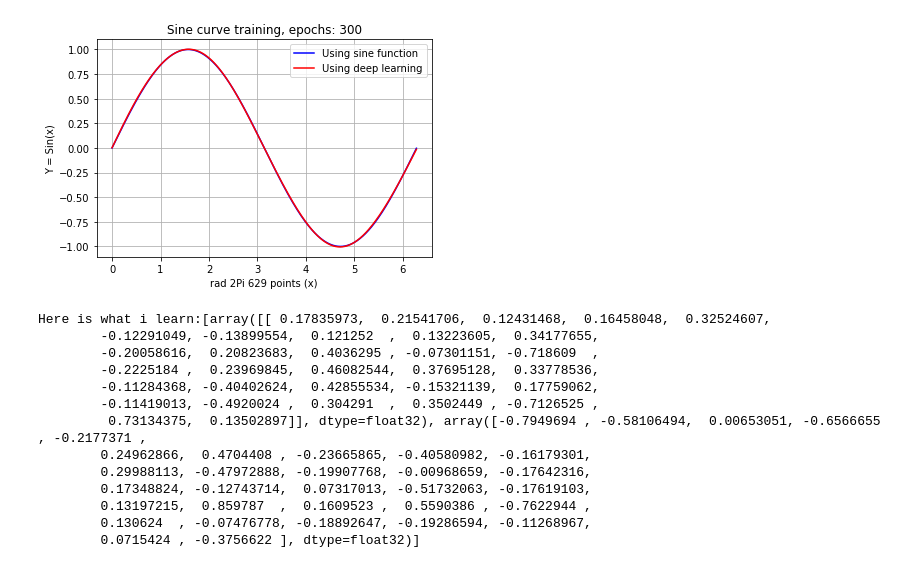
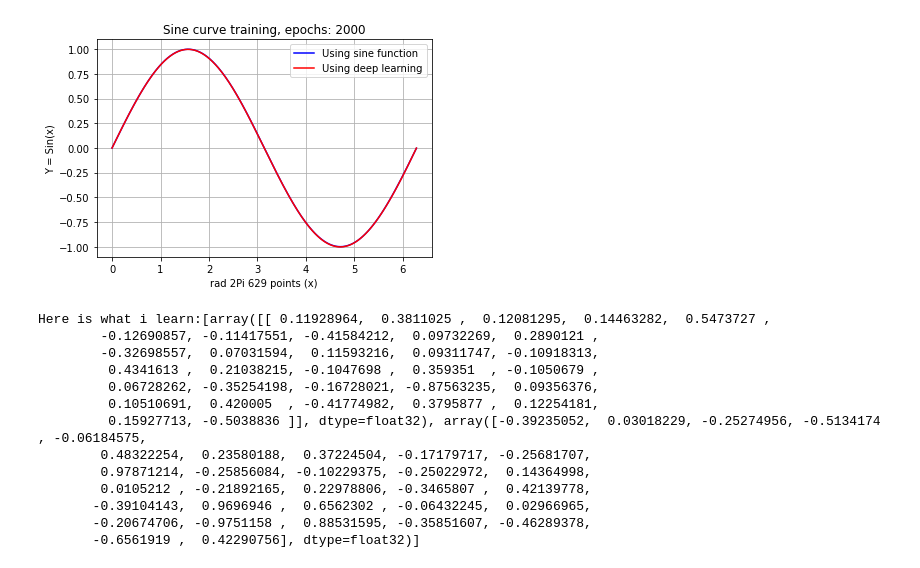
Before and after one commit to skywalker0803r/works, a Jupyter notebook: sine_training_EX.ipynb, the cells around one changed output. Drawn from its saved outputs; the diff is of its cells as text; code cells hidden in the pictures.

```diff
--- a/sine_training_EX.ipynb
+++ b/sine_training_EX.ipynb
@@ -36,7 +36,7 @@ y = np.sin(x)                        # range from -1:1
 # y = (np.sin(x)+1)/2                # normalize sin between 0:1 for sigmoid
 
 print(f"{len(x)} points plotting")
-epochsNo = 300 # 200 調升至 300 訓練久一些讓模型loss降低更多
+epochsNo = 2000 # 200 調升至 2000 訓練久一些讓模型loss降低更多
 model.fit(x , y , epochs = epochsNo)
 print("--------------guess from here------------------------")
 y_pred = model.predict(x)
@@ -77,15 +77,15 @@ Epoch 4/300
 (629, 1)
-[figure, old version]
+[figure, new version]
-Here is what i learn:[array([[ 0.17835973,  0.21541706,  0.12431468,  0.16458048,  0.32524607,
-        -0.12291049, -0.13899554,  0.121252  ,  0.13223605,  0.34177655,
-        -0.20058616,  0.20823683,  0.4036295 , -0.07301151, -0.718609  ,
-        -0.2225184 ,  0.23969845,  0.46082544,  0.37695128,  0.33778536,
-        -0.11284368, -0.40402624,  0.42855534, -0.15321139,  0.17759062,
-        -0.11419013, -0.4920024 ,  0.304291  ,  0.3502449 , -0.7126525 ,
-         0.73134375,  0.13502897]], dtype=float32), array([-0.7949694 , -0.58106494,  0.00653051, -0.6566655 , -0.2177371 ,
-        0.24962866,  0.4704408 , -0.23665865, -0.40580982, -0.16179301,
-        0.29988113, -0.47972888, -0.19907768, -0.00968659, -0.17642316,
-        0.17348824, -0.12743714,  0.07317013, -0.51732063, -0.17619103,
-        0.13197215,  0.859787  ,  0.1609523 ,  0.5590386 , -0.7622944 ,
-        0.130624  , -0.07476778, -0.18892647, -0.19286594, -0.11268967,
-        0.0715424 , -0.3756622 ], dtype=float32)]
+Here is what i learn:[array([[ 0.11928964,  0.3811025 ,  0.12081295,  0.14463282,  0.5473727 ,
+        -0.12690857, -0.11417551, -0.41584212,  0.09732269,  0.2890121 ,
+        -0.32698557,  0.07031594,  0.11593216,  0.09311747, -0.10918313,
+         0.4341613 ,  0.21038215, -0.1047698 ,  0.359351  , -0.1050679 ,
+         0.06728262, -0.35254198, -0.16728021, -0.87563235,  0.09356376,
+         0.10510691,  0.420005  , -0.41774982,  0.3795877 ,  0.12254181,
+         0.15927713, -0.5038836 ]], dtype=float32), array([-0.39235052,  0.03018229, -0.25274956, -0.5134174 , -0.06184575,
+        0.48322254,  0.23580188,  0.37224504, -0.17179717, -0.25681707,
+        0.97871214, -0.25856084, -0.10229375, -0.25022972,  0.14364998,
+        0.0105212 , -0.21892165,  0.22978806, -0.3465807 ,  0.42139778,
+       -0.39104143,  0.9696946 ,  0.6562302 , -0.06432245,  0.02966965,
+       -0.20674706, -0.9751158 ,  0.88531595, -0.35851607, -0.46289378,
+       -0.6561919 ,  0.42290756], dtype=float32)]
```
Also changed, not shown: parts of 1 cell of this notebook.
